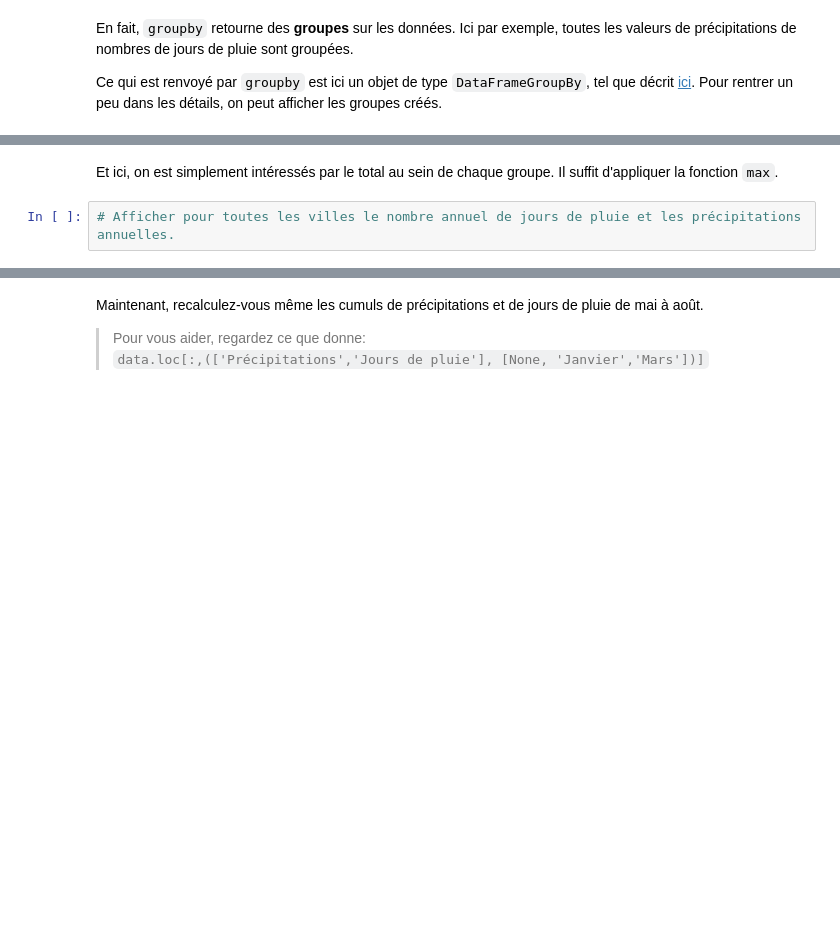
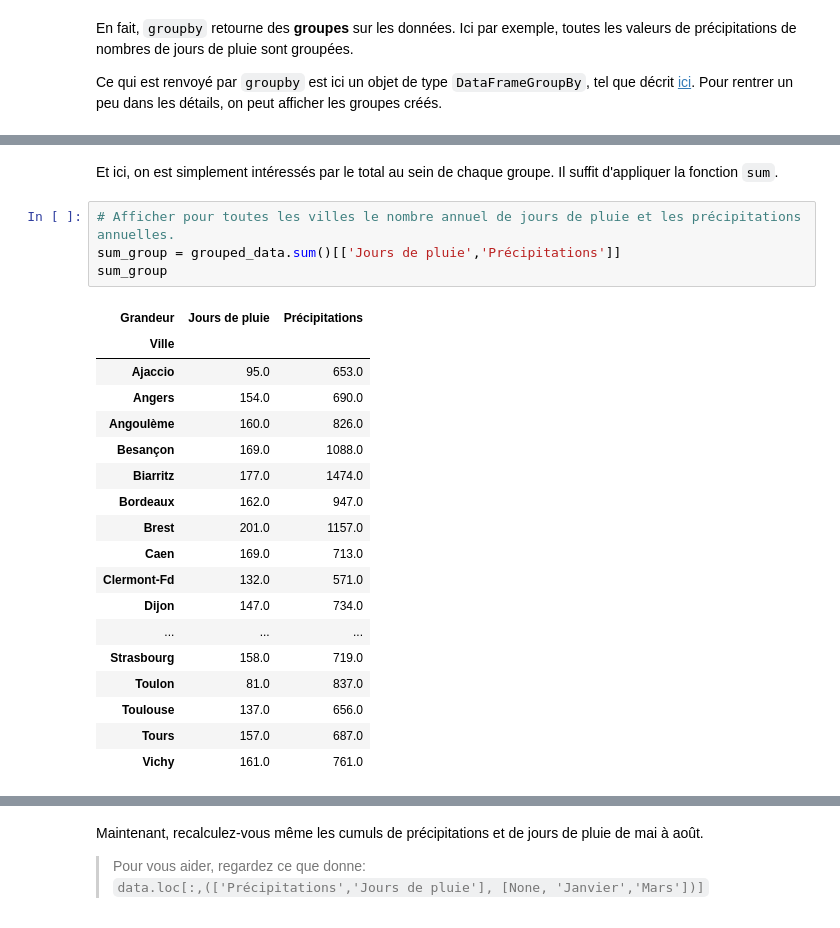
Before and after one commit to Alexandre0702/TP-Analyse-multidimentionnelle, a Jupyter notebook: TP1_pandas.ipynb, the cells around one changed output, grey strips where cells are left out. Drawn from its saved outputs; the diff is of its cells as text; blank space fills up the shorter version.

```diff
--- a/TP1_pandas.ipynb
+++ b/TP1_pandas.ipynb
@@ -262,7 +274,28 @@ for group in grouped_data.groups:
 # %% [markdown]
-Et ici, on est simplement intéressés par le total au sein de chaque groupe. Il suffit d'appliquer la fonction `max`.
+Et ici, on est simplement intéressés par le total au sein de chaque groupe. Il suffit d'appliquer la fonction `sum`.
 # %%
 # Afficher pour toutes les villes le nombre annuel de jours de pluie et les précipitations annuelles.
+sum_group = grouped_data.sum()[['Jours de pluie','Précipitations']]
+sum_group
+# %% [output]
+| Grandeur | Jours de pluie | Précipitations |
+| Ville |  |  |
+| Ajaccio | 95.0 | 653.0 |
+| Angers | 154.0 | 690.0 |
+| Angoulème | 160.0 | 826.0 |
+| Besançon | 169.0 | 1088.0 |
+| Biarritz | 177.0 | 1474.0 |
+| Bordeaux | 162.0 | 947.0 |
+| Brest | 201.0 | 1157.0 |
+| Caen | 169.0 | 713.0 |
+| Clermont-Fd | 132.0 | 571.0 |
+| Dijon | 147.0 | 734.0 |
+| ... | ... | ... |
+| Strasbourg | 158.0 | 719.0 |
+| Toulon | 81.0 | 837.0 |
+| Toulouse | 137.0 | 656.0 |
+| Tours | 157.0 | 687.0 |
+| Vichy | 161.0 | 761.0 |
 # %%
 # Comparer avec les colonnes correspondantes de `raw_data`.
 # vous pouvez utiliser `to_numpy` et l'opérateur de comparaison `==`
```
Also changed, not shown: parts of 3 cells of this notebook.
